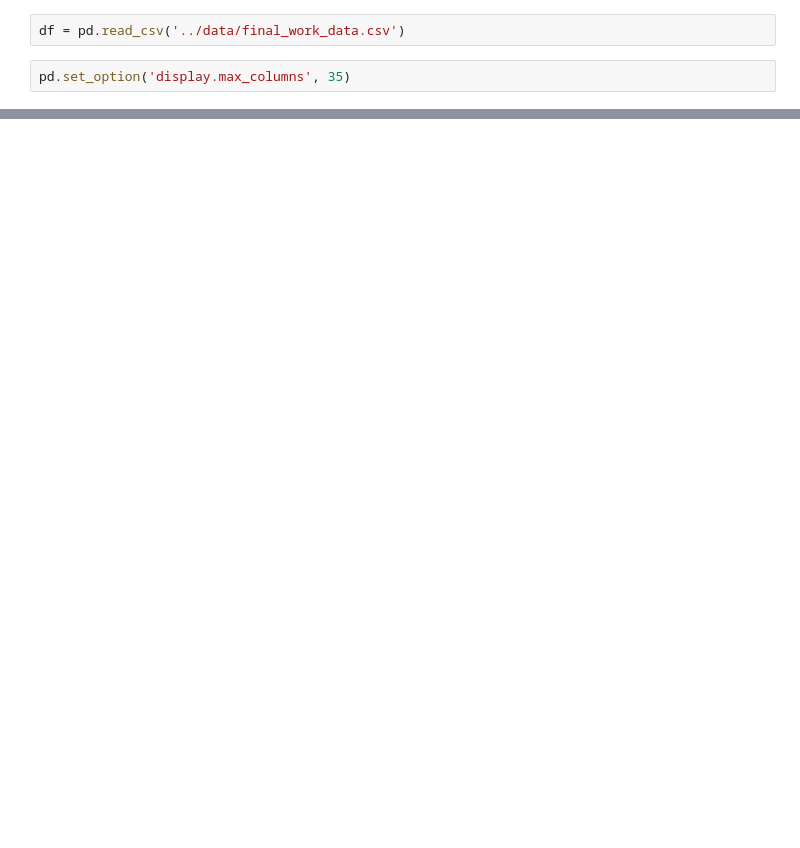
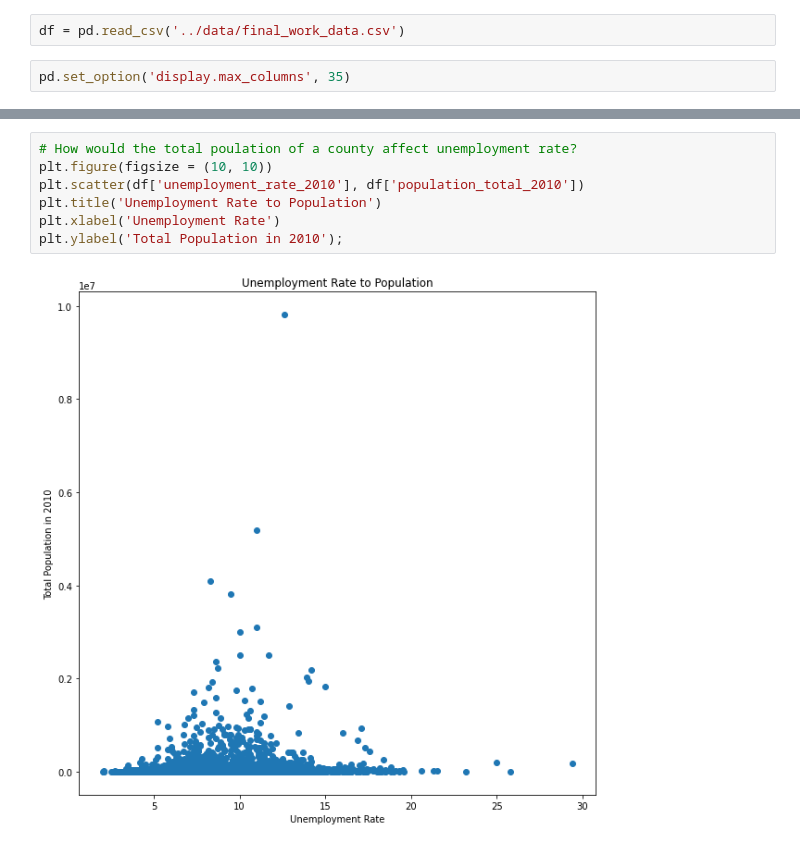
Before and after one commit to khbk/capstone-unemployment, a Jupyter notebook: code/02_EDA.ipynb, the cells around one changed output, grey strips where cells are left out. Cells and saved outputs as stored; diff of their text form; blank space fills up the shorter version.

```diff
--- a/code/02_EDA.ipynb
+++ b/code/02_EDA.ipynb
@@ -42,0 +249,9 @@ plt.scatter(df['unemployment_rate_2010'], df['2008_other_%_vote'])
+# %%
+# How would the total poulation of a county affect unemployment rate?
+plt.figure(figsize = (10, 10))
+plt.scatter(df['unemployment_rate_2010'], df['population_total_2010'])
+plt.title('Unemployment Rate to Population')
+plt.xlabel('Unemployment Rate')
+plt.ylabel('Total Population in 2010');
+# %% [output]
+[figure, added]
```
Also changed, not shown: parts of 38 cells of this notebook, 18 other files.
